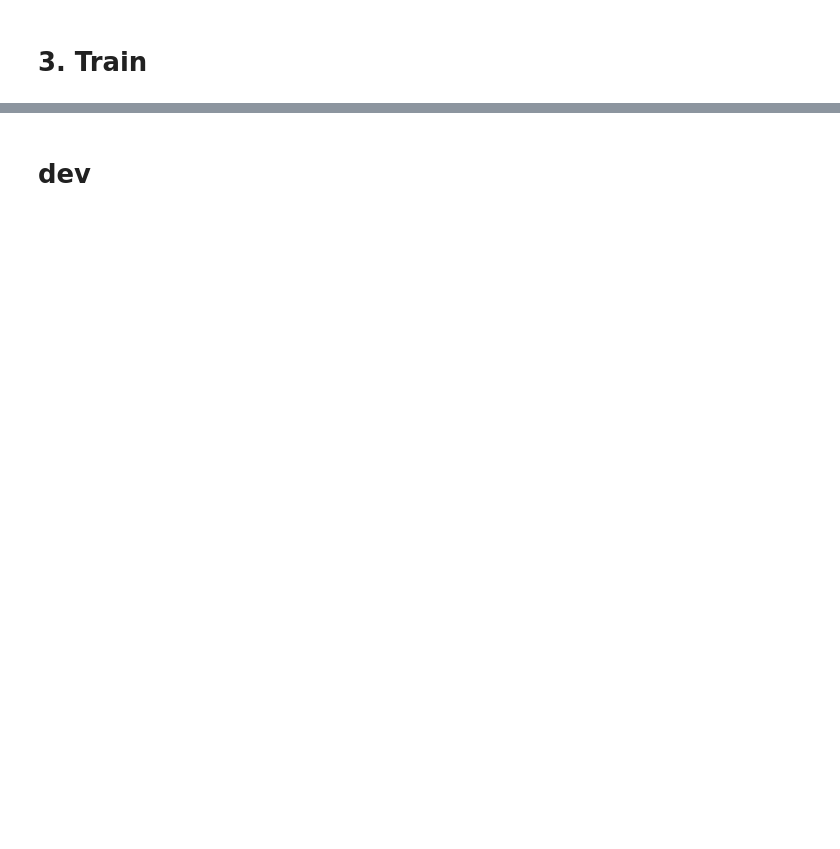
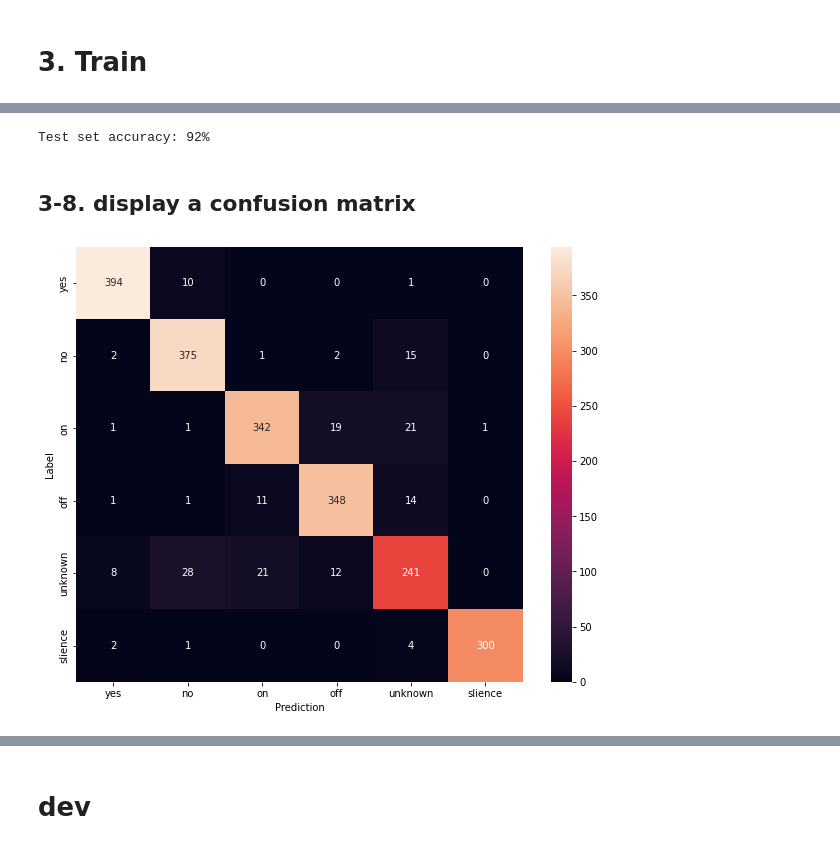
Before and after one commit to KYE2138/PJ_SpeechCommandRecognition, a Jupyter notebook: Train/train.ipynb, the cells around one changed output, grey strips where cells are left out. Saved outputs shown, nothing was run; the diff lists cells and outputs as text; code cells hidden in the pictures; blank space fills up the shorter version.

```diff
--- a/Train/train.ipynb
+++ b/Train/train.ipynb
@@ -923,0 +919,24 @@ models.save_model(model, model_filename)
+# %%
+y_pred = np.argmax(model.predict(x_ts), axis=1)
+#print(y_pred)
+y_true = y_ts
+#print (y_true)
+test_acc = sum(y_pred == y_true) / len(y_true)
+print(f'Test set accuracy: {test_acc:.0%}')
+# %% [output]
+Test set accuracy: 92%
+# %% [markdown]
+## 3-8. display a confusion matrix
+# %%
+import seaborn as sns
+confusion_mtx = tf.math.confusion_matrix(y_true, y_pred)
+plt.figure(figsize=(10, 8))
+sns.heatmap(confusion_mtx,
+            xticklabels=commands,
+            yticklabels=commands,
+            annot=True, fmt='g')
+plt.xlabel('Prediction')
+plt.ylabel('Label')
+plt.show()
+# %% [output]
+[figure, added]
```
Also changed, not shown: parts of 49 cells of this notebook.
